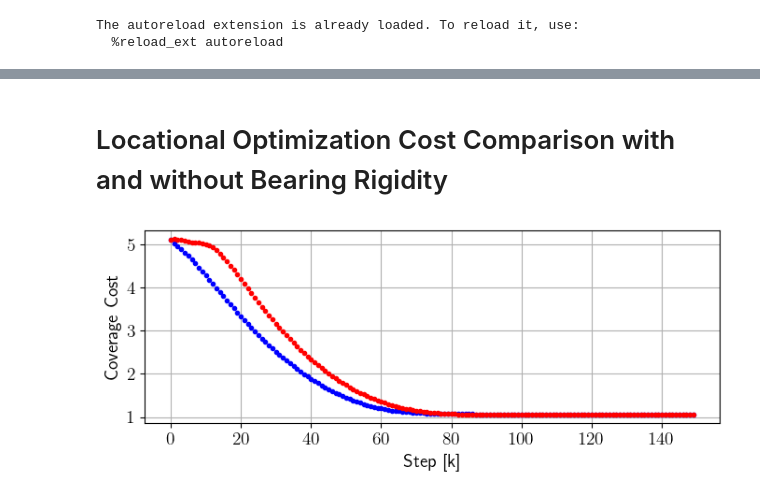
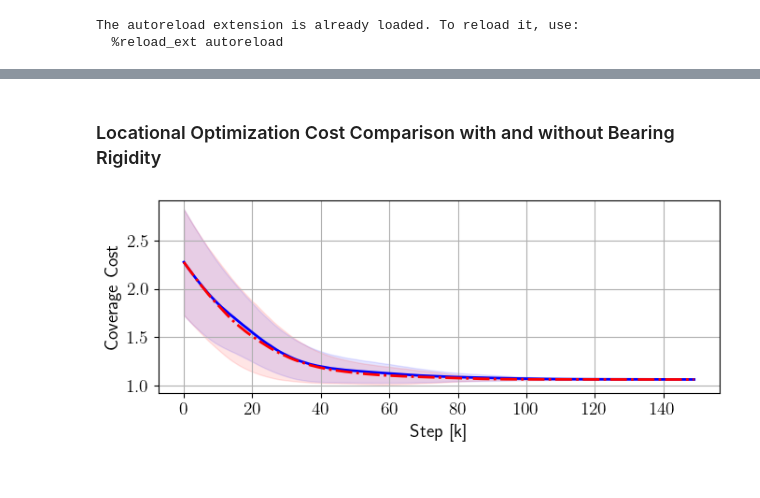
Before and after one commit to kpant14/resilient-coverage-control, a Jupyter notebook: coverage_with_rigidity.ipynb, the cells around one changed output, grey strips where cells are left out. Cells and saved outputs as stored; diff of their text form; code cells hidden in the pictures.

```diff
--- a/coverage_with_rigidity.ipynb
+++ b/coverage_with_rigidity.ipynb
@@ -38,14 +38,12 @@ workspace = Polygon([[0, 0], [5, 0], [5, 5], [0, 5]])
 n_agents = 8
 n_neighbors = np.zeros(n_agents, dtype=int)
 
-# # Set Neighbors
-# edges = [[0,1], [0,3], [0,2],
-#            [1,2], [2,3] ] # these edges are undirected
-# adj_matrix = create_adjacency_matrix(edges)
+positions = 5*np.random.rand(n_agents, 2)
+positions = sort_positions_by_nearest_neighbor(positions)
+G, adj_matrix = generate_random_laman_graph(n_agents, positions)
 
-adj_matrix = generate_random_laman_graph(n_agents)
+agents_init_state = np.hstack((positions, np.zeros((n_agents, 1))))  # Initialize agents at random positions with zero orientation
 #agents_init_state = np.array([[0.7, 0.9, 0.0], [0.5, 1.2, 0.0], [2.0, 1.5, 0.0], [1.5, 1.0, 0.0] ])
-agents_init_state = 5*np.random.rand(n_agents, 3)
 
 for i in range(adj_matrix.shape[0]):
     for j in range(adj_matrix.shape[1]):
@@ -53,7 +51,7 @@ for i in range(adj_matrix.shape[0]):
             n_neighbors[i]+=1
 
 t0_list = [0 for i in range(n_agents)]
-agents = [MPC_CBF_Unicycle(agents_init_state[i], n_neighbors[i], dt, N, v_lim, omega_lim, Q, R, obstacles= None, cbf_const=False, mu=1000) for i in range(n_agents)]
+agents = [BearingMaintenanceMPC(agents_init_state[i], n_neighbors[i], dt, N, v_lim, omega_lim, Q, R, obstacles= None, cbf_const=False, mu=1000) for i in range(n_agents)]
 ref_state_list = []
 
 state_0_list = [casadi.DM([agents_init_state[i][0], agents_init_state[i][1], agents_init_state[i][2]]) for i in range(n_agents)]
@@ -64,7 +62,6 @@ u_list = [casadi.DM.zeros((agents[i].n_controls, N)) for i in range(n_agents)]
 X_pred_list = [casadi.repmat(state_0_list[i], 1, N + 1) for i in range(n_agents)]
 agents_state_list = [dm_to_array(X0_list[i]) for i in range(n_agents)]
 agents_control_list = [dm_to_array(u0_list[i][:, 0]) for i in range(n_agents)]
-max_iter = 100
 
 vor_list = []
 vcentroids_list = []
@@ -114,10 +111,8 @@ anim_params = {
     'vor':vor_list,
     'vcentroids': vcentroids_list,
     'save': False,
-    'file_name':'coverage_with_bearing.mp4'
-
+    'file_name':'coverage_with_bearing'
 }
 sim = animate(anim_params)
-
 HTML(sim.to_html5_video())
 # %% [output]
@@ -274,5 +122,5 @@ plt.show()
 # %% [markdown]
-# Locational Optimization Cost Comparison with and without Bearing Rigidity
+### Locational Optimization Cost Comparison with and without Bearing Rigidity
 # %%
 Q_x = 1
 Q_y = 1
@@ -294,10 +142,14 @@ n_agents = 4
 cost_mu_0_arr = []
 cost_mu_1000_arr = []
 
-for i in tqdm(range(1000)):
+for i in tqdm(range(10)):
     n_neighbors = np.zeros(n_agents, dtype=int)
-    adj_matrix = generate_random_laman_graph(n_agents)
-    agents_init_state = 5*np.random.rand(n_agents, 3)
+    # Generate a random Laman graph adjacency matrix
+    positions = 5*np.random.rand(n_agents, 2)
+    positions = sort_positions_by_nearest_neighbor(positions)
+    G, adj_matrix = generate_random_laman_graph(n_agents, positions)
+
+    agents_init_state = np.hstack((positions, np.zeros((n_agents, 1))))
     #agents_init_state = np.array([[0.7, 0.9, 0.0], [0.5, 1.2, 0.0], [2.0, 1.5, 0.0], [1.5, 1.0, 0.0] ])
 
     for i in range(adj_matrix.shape[0]):
@@ -307,7 +159,7 @@ for i in tqdm(range(1000)):
 
     t0_list = [0 for i in range(n_agents)]
 
-    agents = [MPC_CBF_Unicycle(agents_init_state[i], n_neighbors[i], dt, N, v_lim, omega_lim, Q, R, obstacles= None, cbf_const=False, mu=0) for i in range(n_agents)]
+    agents = [BearingMaintenanceMPC(agents_init_state[i], n_neighbors[i], dt, N, v_lim, omega_lim, Q, R, obstacles= None, cbf_const=False, mu=0) for i in range(n_agents)]
 
     state_0_list = [casadi.DM([agents_init_state[i][0], agents_init_state[i][1], agents_init_state[i][2]]) for i in range(n_agents)]
     u0_list = [casadi.DM.zeros((agents[i].n_controls, N)) for i in range(n_agents)]
@@ -317,7 +169,6 @@ for i in tqdm(range(1000)):
     X_pred_list = [casadi.repmat(state_0_list[i], 1, N + 1) for i in range(n_agents)]
     agents_state_list = [dm_to_array(X0_list[i]) for i in range(n_agents)]
     agents_control_list = [dm_to_array(u0_list[i][:, 0]) for i in range(n_agents)]
-    max_iter = 100
 
     vor_list = []
     vcentroids_list = []
@@ -358,7 +209,7 @@ for i in tqdm(range(1000)):
 
 
 
-    agents = [MPC_CBF_Unicycle(agents_init_state[i], n_neighbors[i], dt, N, v_lim, omega_lim, Q, R, obstacles= None, cbf_const=False, mu=1000) for i in range(n_agents)]
+    agents = [BearingMaintenanceMPC(agents_init_state[i], n_neighbors[i], dt, N, v_lim, omega_lim, Q, R, obstacles= None, cbf_const=False, mu=1000) for i in range(n_agents)]
 
     state_0_list = [casadi.DM([agents_init_state[i][0], agents_init_state[i][1], agents_init_state[i][2]]) for i in range(n_agents)]
     u0_list = [casadi.DM.zeros((agents[i].n_controls, N)) for i in range(n_agents)]
@@ -368,7 +219,6 @@ for i in tqdm(range(1000)):
     X_pred_list = [casadi.repmat(state_0_list[i], 1, N + 1) for i in range(n_agents)]
     agents_state_list = [dm_to_array(X0_list[i]) for i in range(n_agents)]
     agents_control_list = [dm_to_array(u0_list[i][:, 0]) for i in range(n_agents)]
-    max_iter = 100
 
     vor_list = []
     vcentroids_list = []
@@ -409,26 +259,26 @@ for i in tqdm(range(1000)):
 # %%
 import matplotlib.pyplot as plt
 fig = plt.figure(figsize=[7,3])
 
 cost_mu_0_arr = np.array(cost_mu_0_arr)
 cost_mu_1000_arr = np.array(cost_mu_1000_arr)
 
 cost_mu_0_mean = np.mean(cost_mu_0_arr, axis=0)
 cost_mu_1000_mean = np.mean(cost_mu_1000_arr, axis=0)
 
 
 cost_mu_0_std = np.std(cost_mu_0_arr, axis=0)
 cost_mu_1000_std = np.std(cost_mu_1000_arr, axis=0)
 
 
-plt.plot(np.arange(150), cost_mu_0_mean,'.', color = 'b', linewidth = 2)
-plt.plot(np.arange(150), cost_mu_1000_mean,'.', color = 'r', linewidth = 2)
+plt.plot(np.arange(150), cost_mu_0_mean,'-', color = 'b', linewidth = 2)
+plt.plot(np.arange(150), cost_mu_1000_mean,'-.', color = 'r', linewidth = 2)
 plt.fill_between(np.arange(150), cost_mu_0_mean - cost_mu_0_std, cost_mu_0_mean + cost_mu_0_std, color='b', alpha=.1)
 plt.fill_between(np.arange(150), cost_mu_1000_mean - cost_mu_1000_std, cost_mu_1000_mean + cost_mu_1000_std, color='r', alpha=.1)
 plt.grid()
 plt.ylabel('Coverage Cost')
 plt.xlabel('Step [k]')
 plt.tight_layout()
 #plt.savefig('coverage_cost.pdf')
 # %% [output]
-[figure, old version]
+[figure, new version]
```
Also changed, not shown: parts of 4 cells of this notebook, 22 other files.
